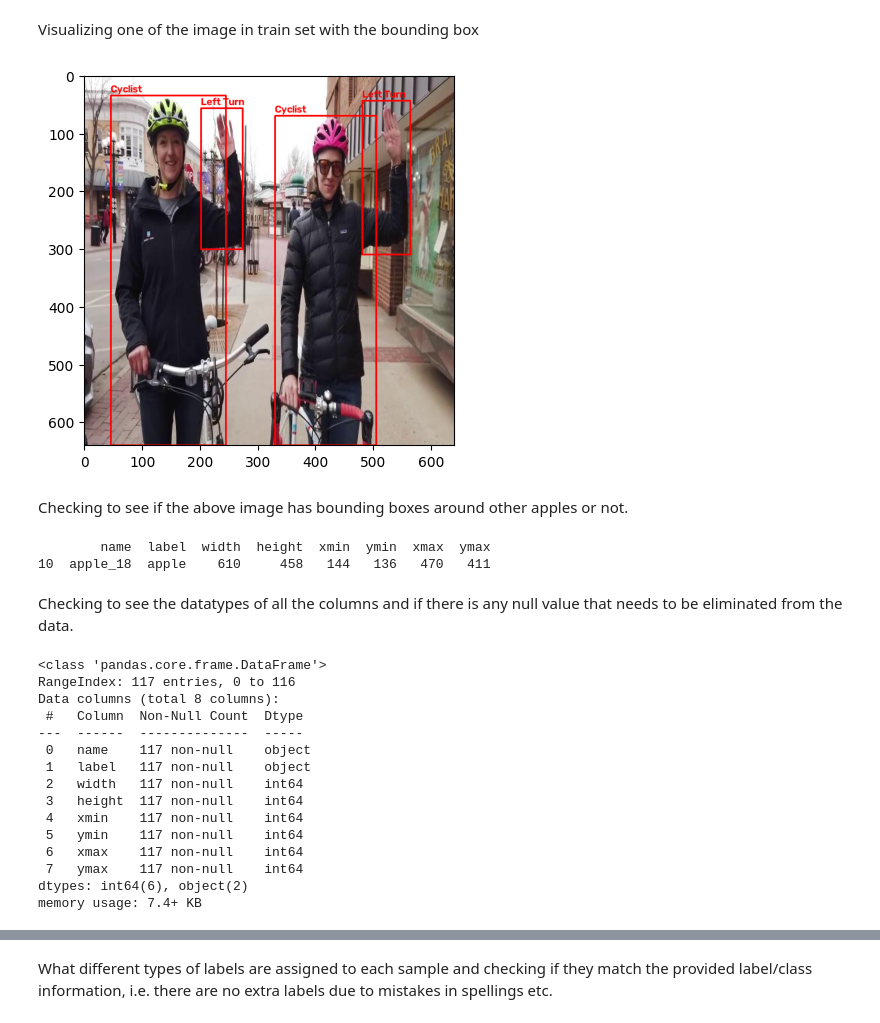
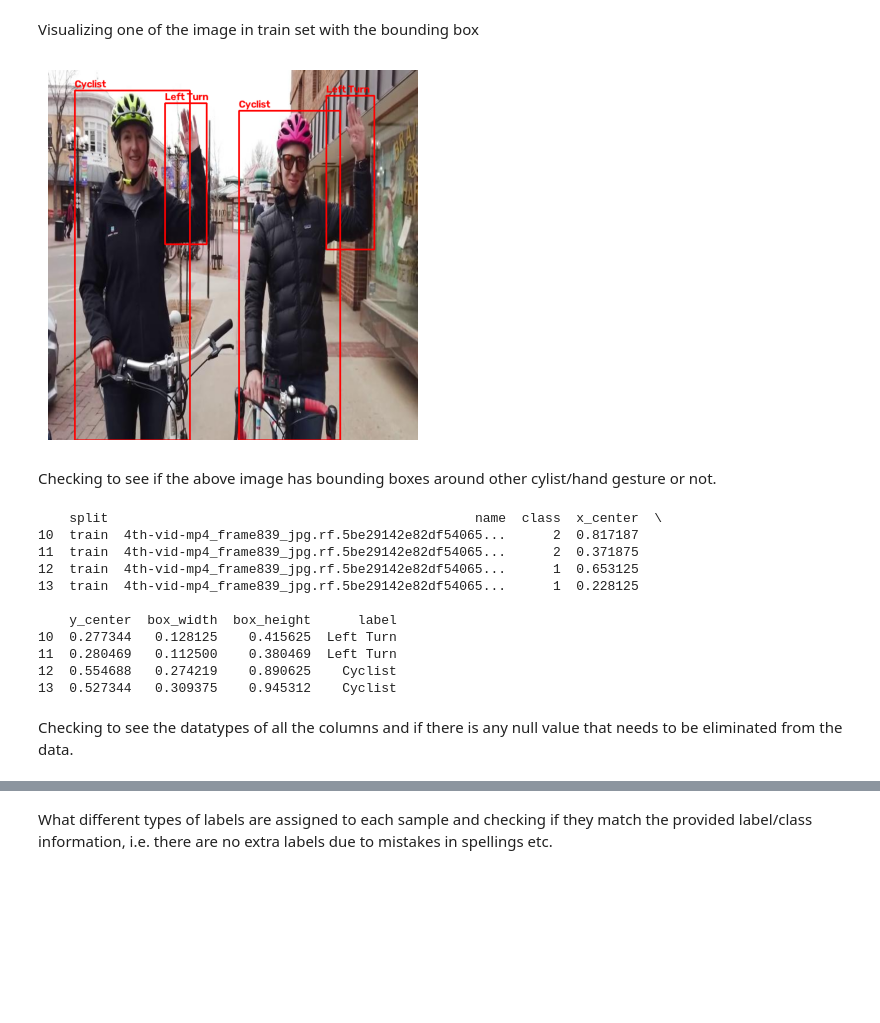
Before and after one commit to RileySchina/Computer-Vision-Project-Hyperparameter, a Jupyter notebook: ComputerVisionProject.ipynb, the cells around one changed output, grey strips where cells are left out. Saved outputs shown, nothing was run; the diff lists cells and outputs as text; code cells hidden in the pictures; blank space fills up the shorter version.

```diff
--- a/ComputerVisionProject.ipynb
+++ b/ComputerVisionProject.ipynb
@@ -194,6 +194,8 @@ for split in ['train', 'valid', 'test']:
 df = pd.DataFrame(rows)
 df['label'] = df['class'].map(dict(enumerate(class_names)))
 #display(df.head())
+cols = ['split', 'class', 'label', 'x_center', 'y_center', 'box_width', 'box_height', 'name']
+df = df[cols]
 display(df.sample(10, random_state=0))
 print(df['split'].value_counts())
 # %% [output]
@@ -280,0 +248,12 @@ Test
+# %%
+#train_df = df[df['split'] == 'train'].reset_index(drop=True)
+train_df = df[df['split'] == 'train']
+val_df = df[df['split'] == 'valid']
+test_df = df[df['split'] == 'test']
+
+print('Train')
+display(train_df.head(5))
+print('\n\nVal')
+display(val_df.head(5))
+print('\n\nTest')
+display(test_df.sample(5))
@@ -281,59 +282,49 @@ Test
 # %% [markdown]
 Visualizing one of the image in train set with the bounding box
 # %%
-
-
-train_df = df[df['split'] == 'train'].reset_index(drop=True)   # so index 10 exists
-
-index = 10
+index = 13
 name = train_df.loc[index, 'name']
 
 img = cv2.imread(f'{data_dir}/train/images/{name}.jpg')
 img = cv2.cvtColor(img, cv2.COLOR_BGR2RGB)            # fix the blue-tint color order
 h, w = img.shape[:2]
 
 # All box for this image (an image can have several rows, cyclist plus hand signal)
 for _, row in train_df[train_df['name'] == name].iterrows():
     x1 = int((row['x_center'] - row['box_width']  / 2) * w) #multiple as yolo label store coordinate as fraction
     y1 = int((row['y_center'] - row['box_height'] / 2) * h)
     x2 = int((row['x_center'] + row['box_width']  / 2) * w)
     y2 = int((row['y_center'] + row['box_height'] / 2) * h)
 
     cv2.rectangle(img, (x1, y1), (x2, y2), (255, 0, 0), 2)
     cv2.putText(img, str(row['label']), (x1, max(y1 - 5, 15)),
                 cv2.FONT_HERSHEY_SIMPLEX, 0.6, (255, 0, 0), 2)
 
 plt.imshow(img)
-plt.axis('on')
+plt.axis('off')
 plt.show()
+
+#display(train_df.loc[10:18, ['name', 'label', 'x_center', 'y_center', 'box_width', 'box_height']])
+#print(train_df.loc[10:18, 'name'].nunique(), "different image name(s)")
 # %% [output]
-[figure, old version]
+[figure, new version]
 # %% [markdown]
-Checking to see if the above image has bounding boxes around other apples or not.
+Checking to see if the above image has bounding boxes around other cylist/hand gesture or not.
 # %%
 train_df["name"][index]
 filtered_df = train_df[train_df['name'] == train_df["name"][index]]
 print(filtered_df)
 # %% [output]
-        name  label  width  height  xmin  ymin  xmax  ymax
-10  apple_18  apple    610     458   144   136   470   411
+    split                                               name  class  x_center  \
+10  train  4th-vid-mp4_frame839_jpg.rf.5be29142e82df54065...      2  0.817187
+11  train  4th-vid-mp4_frame839_jpg.rf.5be29142e82df54065...      2  0.371875
+12  train  4th-vid-mp4_frame839_jpg.rf.5be29142e82df54065...      1  0.653125
+13  train  4th-vid-mp4_frame839_jpg.rf.5be29142e82df54065...      1  0.228125
+
+    y_center  box_width  box_height      label
+10  0.277344   0.128125    0.415625  Left Turn
+11  0.280469   0.112500    0.380469  Left Turn
+12  0.554688   0.274219    0.890625    Cyclist
+13  0.527344   0.309375    0.945312    Cyclist
 # %% [markdown]
 Checking to see the datatypes of all the columns and if there is any null value that needs to be eliminated from the data.
-# %%
-val_df.info()
-# %% [output]
-<class 'pandas.core.frame.DataFrame'>
-RangeIndex: 117 entries, 0 to 116
-Data columns (total 8 columns):
- #   Column  Non-Null Count  Dtype
----  ------  --------------  -----
- 0   name    117 non-null    object
- 1   label   117 non-null    object
- 2   width   117 non-null    int64
- 3   height  117 non-null    int64
- 4   xmin    117 non-null    int64
- 5   ymin    117 non-null    int64
- 6   xmax    117 non-null    int64
- 7   ymax    117 non-null    int64
-dtypes: int64(6), object(2)
-memory usage: 7.4+ KB
```
Also changed, not shown: parts of 8 cells of this notebook.
